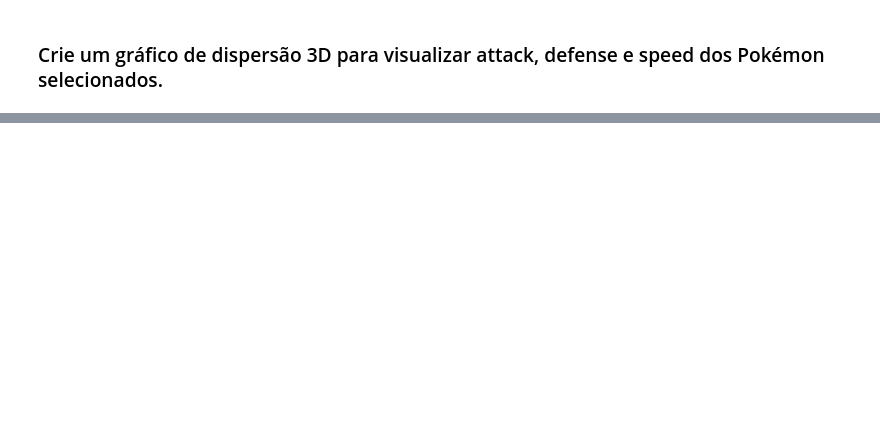
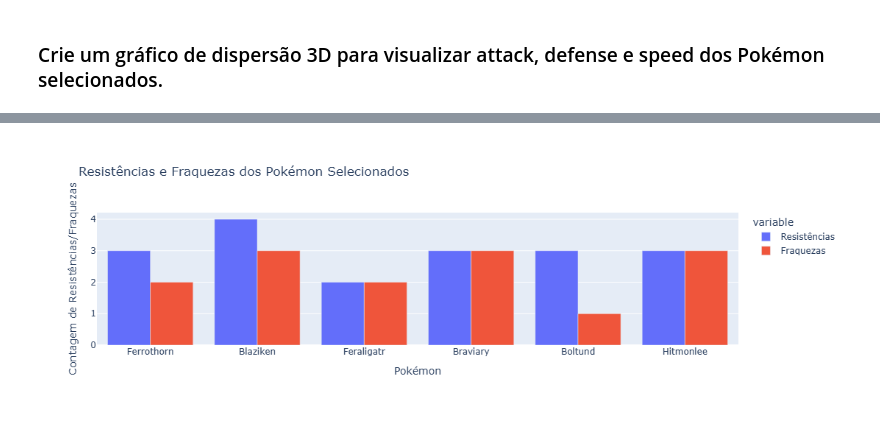
Before and after one commit to srtjazz/gc-python-2024, a Jupyter notebook: boss_mundo_2/boss_mundo_2.ipynb, the cells around one changed output, grey strips where cells are left out. Cells and saved outputs as stored; diff of their text form; code cells hidden in the pictures; blank space fills up the shorter version.

```diff
--- a/boss_mundo_2/boss_mundo_2.ipynb
+++ b/boss_mundo_2/boss_mundo_2.ipynb
@@ -141,0 +246,21 @@ fig.show()
+# %%
+# Resistências e fraquezas de cada Pokémon contra tipos comuns
+resistencias_e_fraquezas = {
+    'name': ['Ferrothorn', 'Blaziken', 'Feraligatr', 'Braviary', 'Boltund', 'Hitmonlee'],
+    'Resistências': [3, 4, 2, 3, 3, 3],  # Contagem de resistências
+    'Fraquezas': [2, 3, 2, 3, 1, 3]  # Contagem de fraquezas
+}
+
+# Criando DataFrame
+resist_fraq_df = pd.DataFrame(resistencias_e_fraquezas)
+
+# Criando o gráfico de barras
+fig2 = px.bar(resist_fraq_df, x='name', y=['Resistências', 'Fraquezas'],
+              title="Resistências e Fraquezas dos Pokémon Selecionados",
+              labels={'value': 'Contagem de Resistências/Fraquezas', 'name': 'Pokémon'},
+              barmode='group')
+
+# Exibindo o gráfico
+fig2.show()
+# %% [output]
+[figure, added]
```
Also changed, not shown: parts of 18 cells of this notebook.
